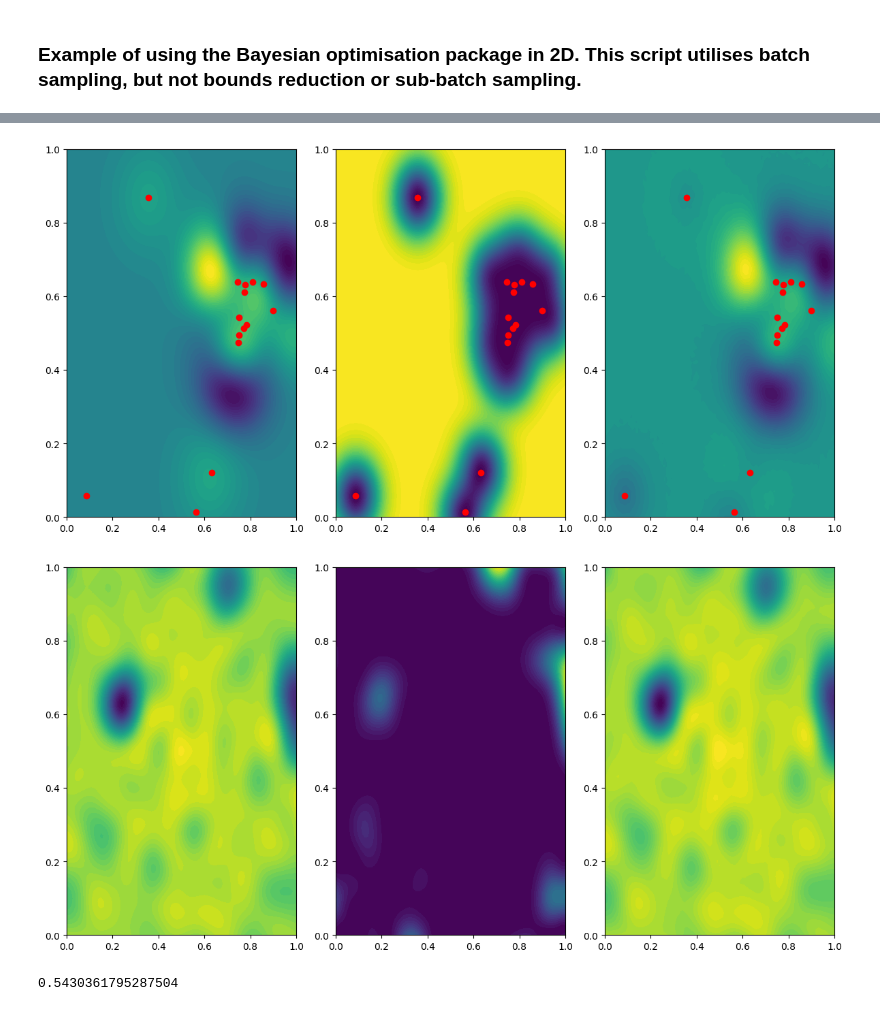
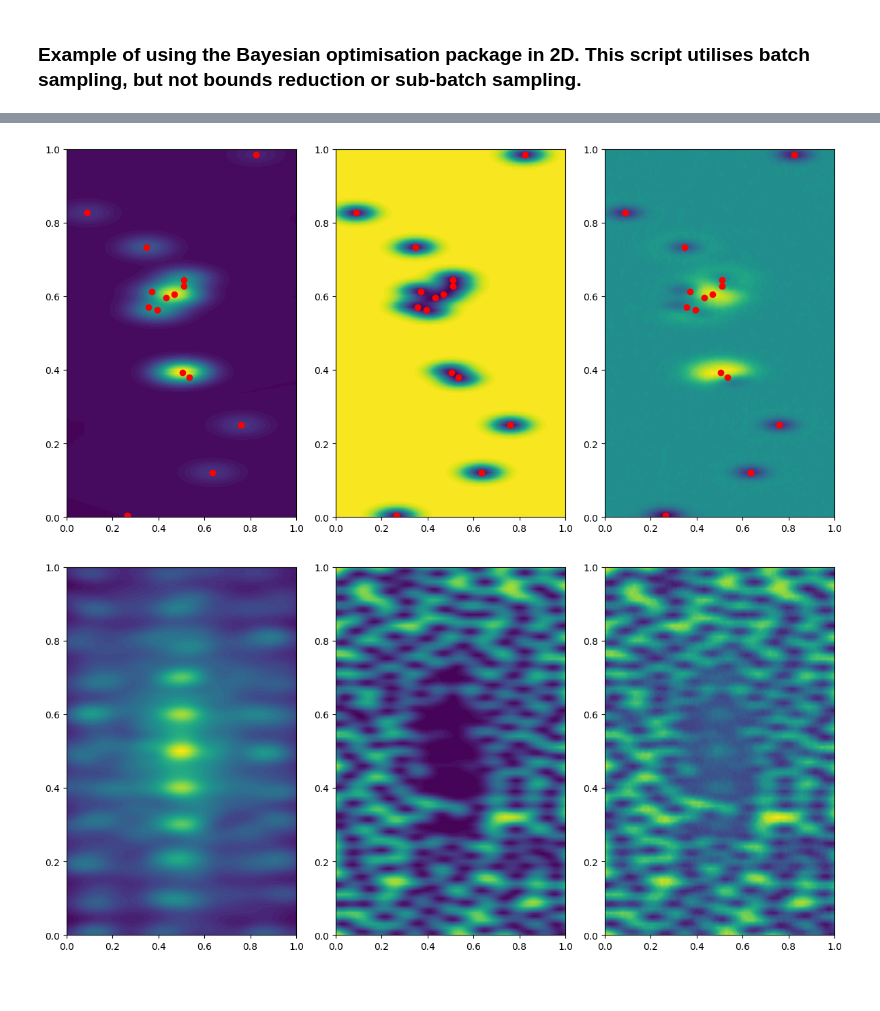
Before and after one commit to Jor-Lee/Bayesian, a Jupyter notebook: Examples/2D_example.ipynb, the cells around one changed output, grey strips where cells are left out. Drawn from its saved outputs; the diff is of its cells as text; code cells hidden in the pictures.

Commit message:
Gaussian noise, kernel optimisation function and updated examples

```diff
--- a/Examples/2D_example.ipynb
+++ b/Examples/2D_example.ipynb
@@ -14,7 +14,7 @@ def ObjectiveFunction(X):
     x1 = 10 * (X[0] - 0.5)
     x2 = 10 * (X[1] - 0.5)
 
-    return - (-20.0 * np.exp(-0.2 * np.sqrt(0.5 * (x1**2 + x2**2))) - np.exp(0.5 * (np.cos(2 * con.pi * x1) + np.cos(2 * con.pi * x2))) + con.e + 20)
+    return - (-20.0 * np.exp(-0.2 * np.sqrt(0.5 * (x1**2 + x2**2))) - np.exp(1 * (np.cos(0.5 * con.pi * x1) + np.cos(2 * con.pi * x2))) + con.e + 20)
 
 
 X1 = np.linspace(0, 1, 101, endpoint=True)
@@ -63,6 +64,7 @@ bo = BOPackage.BO(PriorMeanFunction=PriorMean,
                   AcquisitionFunction=AcquisitionFunction,
                   bounds=bounds,
                   acquisition_samples=acquisition_samples,
+                  noise=1e-3
                 #   log_path=log_path,
                 #   random_seed=78
                   )
@@ -94,12 +113,13 @@ plt.tight_layout()
 # %%
-iterations = 1
-for i in range(iterations):
-    raw_X = bo.GetNextXBatch(batch_size=5, max_kappa=max_kappa, min_kappa=min_kappa)
-    raw_Y = np.empty([len(raw_X), 1])
-    for i, x in enumerate(raw_X):
-        raw_Y[i, 0] = ObjectiveFunction(x)
+"""
+Next batch of 5 (not random).
+"""
+raw_X = bo.GetNextXBatch(batch_size=5, max_kappa=max_kappa, min_kappa=min_kappa)
+raw_Y = np.empty([len(raw_X), 1])
+for i, x in enumerate(raw_X):
+    raw_Y[i, 0] = ObjectiveFunction(x)
 
-    bo.UpdateData(raw_X, raw_Y)
+bo.UpdateData(raw_X, raw_Y)
 
 mean, variance = bo.PredictMeanVariance(candidate_x)
 acq_function = bo.AcquisitionFunction(mean, variance, kappa=1)
@@ -120,12 +140,13 @@ plt.tight_layout()
 # %%
-iterations = 1
-for i in range(iterations):
-    raw_X = bo.GetNextXBatch(batch_size=5, max_kappa=max_kappa, min_kappa=min_kappa)
-    raw_Y = np.empty([len(raw_X), 1])
-    for i, x in enumerate(raw_X):
-        raw_Y[i, 0] = ObjectiveFunction(x)
+"""
+Next batch of 5 (not random).
+"""
+raw_X = bo.GetNextXBatch(batch_size=5, max_kappa=max_kappa, min_kappa=min_kappa)
+raw_Y = np.empty([len(raw_X), 1])
+for i, x in enumerate(raw_X):
+    raw_Y[i, 0] = ObjectiveFunction(x)
 
-    bo.UpdateData(raw_X, raw_Y)
+bo.UpdateData(raw_X, raw_Y)
 
 mean, variance = bo.PredictMeanVariance(candidate_x)
 acq_function = bo.AcquisitionFunction(mean, variance, kappa=1)
@@ -142,34 +163,35 @@ axs[2].scatter(bo.X_data[:, 0], bo.X_data[:, 1], color='red')
 
 plt.tight_layout()
 # %% [output]
-[figure, old version]
+[figure, new version]
 # %%
-iterations = 45
+"""
+Lets do 60 iterations of 5 batches each all at once and see how
+well we are able to model the true function.
+"""
+
+iterations = 60
 for i in range(iterations):
     raw_X = bo.GetNextXBatch(batch_size=5, max_kappa=max_kappa, min_kappa=min_kappa)
     raw_Y = np.empty([len(raw_X), 1])
     for i, x in enumerate(raw_X):
         raw_Y[i, 0] = ObjectiveFunction(x)
 
     bo.UpdateData(raw_X, raw_Y)
 
 mean, variance = bo.PredictMeanVariance(candidate_x)
-acq_function = bo.AcquisitionFunction(mean, variance, kappa=1)
+acq_function = bo.AcquisitionFunction(mean, variance, kappa=5)
 
 fig, axs = plt.subplots(nrows=1, ncols=3, figsize=(12, 6))
 axs[0].contourf(X1, X2, mean.reshape(len(X1), len(X2)), levels=50)
 # axs[0].scatter(bo.X_data[:, 0], bo.X_data[:, 1], color='red')
 
 axs[1].contourf(X1, X2, variance.reshape(len(X1), len(X2)), levels=50)
 # axs[1].scatter(bo.X_data[:, 0], bo.X_data[:, 1], color='red')
 
 axs[2].contourf(X1, X2, acq_function.reshape(len(X1), len(X2)), levels=50)
 # axs[2].scatter(bo.X_data[:, 0], bo.X_data[:, 1], color='red')
 
 plt.tight_layout()
 # %% [output]
-[figure, old version]
+[figure, new version]
-# %%
-np.max(variance)
-# %% [output]
-0.5430361795287504
```
Also changed, not shown: parts of 8 cells of this notebook, 5 other files.
